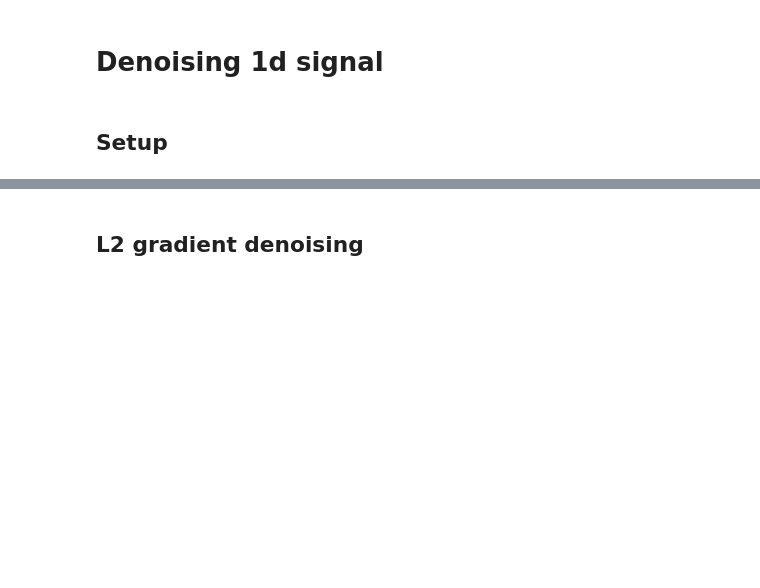
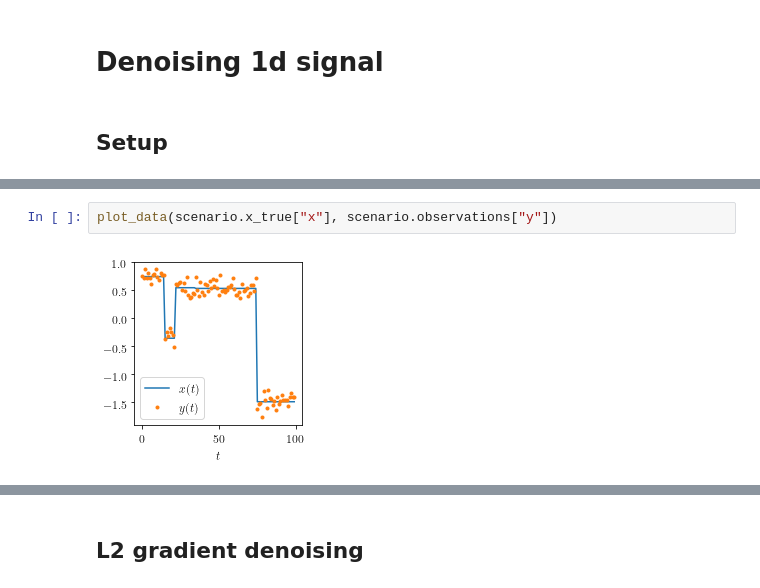
Before and after one commit to sphinxteam/tramp_notebooks, a Jupyter notebook: applications/signal_1d_denoise.ipynb, the cells around one changed output, grey strips where cells are left out. Saved outputs shown, nothing was run; the diff lists cells and outputs as text; blank space fills up the shorter version.

```diff
--- a/applications/signal_1d_denoise.ipynb
+++ b/applications/signal_1d_denoise.ipynb
@@ -58,0 +77,4 @@ def run_model(model):
+# %%
+plot_data(scenario.x_true["x"], scenario.observations["y"])
+# %% [output]
+[figure, added]
```
Also changed, not shown: parts of 31 cells of this notebook, 2 other files.
